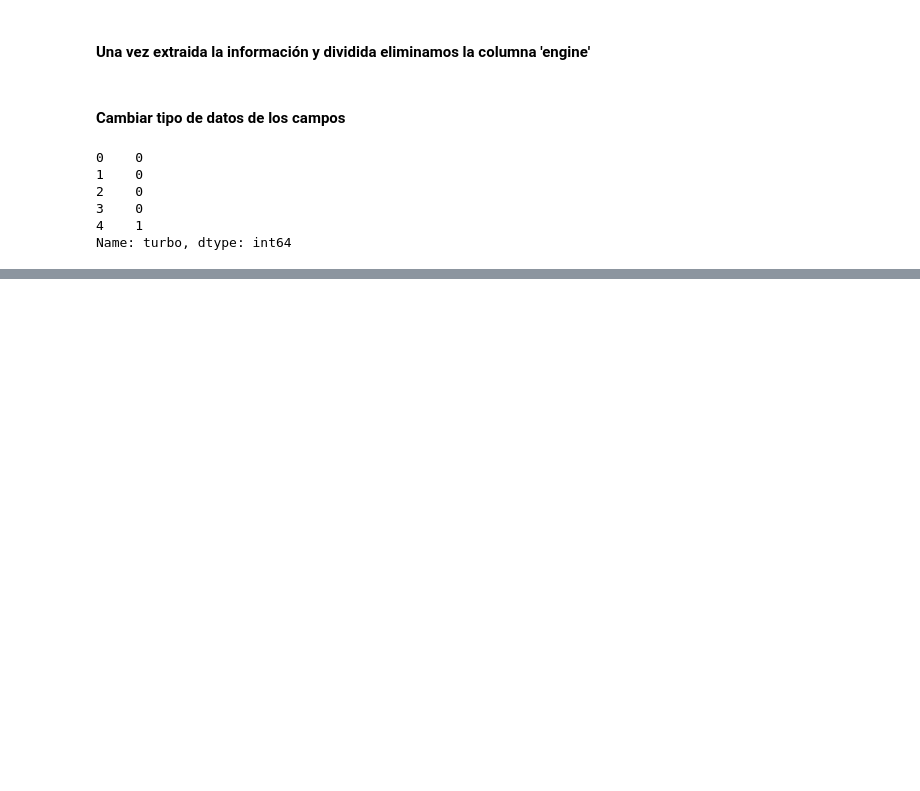
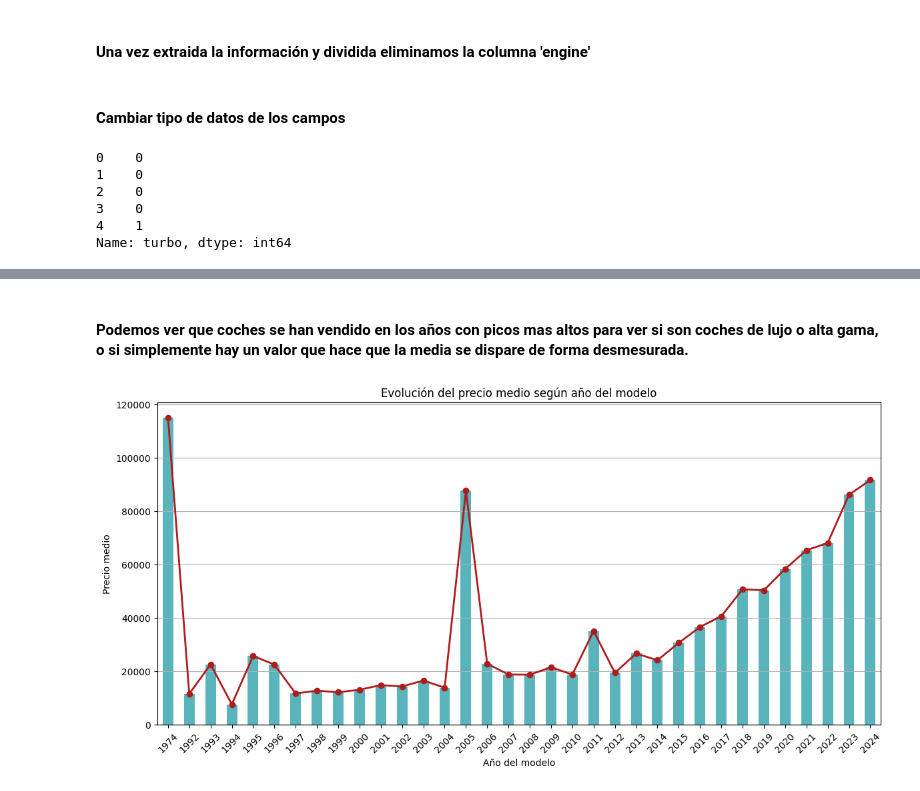
Before and after one commit to Bootcamp-Data-Analyst/P7-regression-grupo4, a Jupyter notebook: notebook/regression_project.ipynb, the cells around one changed output, grey strips where cells are left out. Saved outputs shown, nothing was run; the diff lists cells and outputs as text; code cells hidden in the pictures; blank space fills up the shorter version.

```diff
--- a/notebook/regression_project.ipynb
+++ b/notebook/regression_project.ipynb
@@ -320,0 +401,3 @@ plt.show()
+# %%
+df_eda = df_copy.copy()
+df_eda.head()
@@ -320,0 +411,5 @@ plt.show()
+# %%
+# Tipo de fuel : "Hybrid": 0, "Gasoline": 1, "Diesel": 2, "electric": 3
+# accident: 0: no, 1: si
+columnas = ['brand', 'model_year', 'milage', 'fuel_type_num', 'accident', 'price', 'clean_title']
+df_eda_copy = df_eda[columnas]
@@ -320,0 +463,36 @@ plt.show()
+# %% [markdown]
+#### Podemos ver que coches se han vendido en los años con picos mas altos para ver si son coches de lujo o alta gama, o si simplemente hay un valor que hace que la media se dispare de forma desmesurada.
+# %%
+price_by_year = (
+    df_eda_copy
+    .groupby('model_year')['price']
+    .mean()
+    .sort_index()
+)
+
+plt.figure(figsize=(12, 6))
+
+# Gráfico de barras (precio medio)
+price_by_year.plot(
+    kind='bar',
+    color='#31A2AC',
+    alpha=0.8
+)
+
+# Línea de tendencia encima
+plt.plot(
+    price_by_year.index.astype(str),
+    price_by_year.values,
+    marker='o',
+    linewidth=2,
+    color='#AF1C1C'
+)
+plt.xlabel('Año del modelo')
+plt.ylabel('Precio medio')
+plt.title('Evolución del precio medio según año del modelo')
+plt.grid(axis='y')
+plt.xticks(rotation=45)
+plt.tight_layout()
+plt.show()
+# %% [output]
+[figure, added]
```
Also changed, not shown: parts of 43 cells of this notebook, 2 other files.
